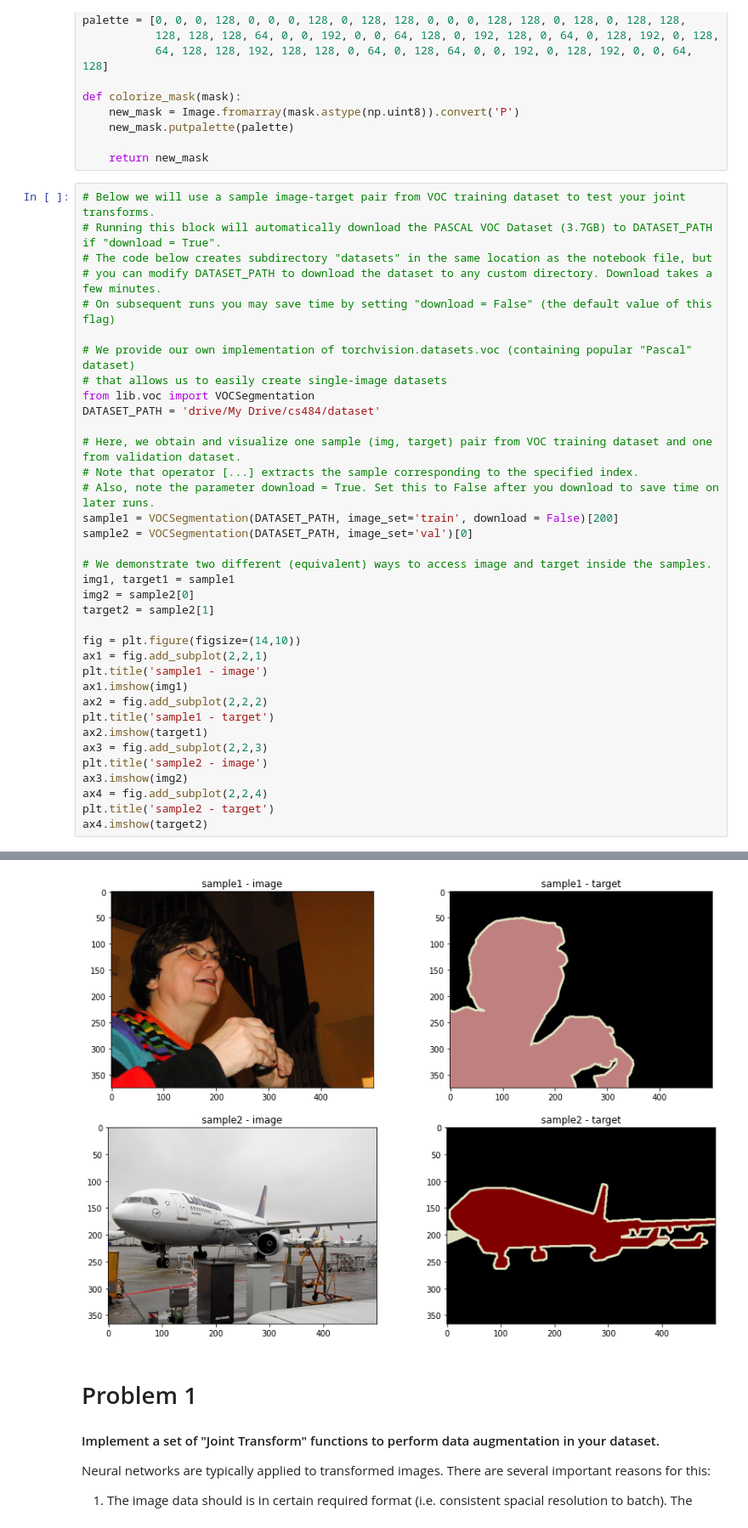
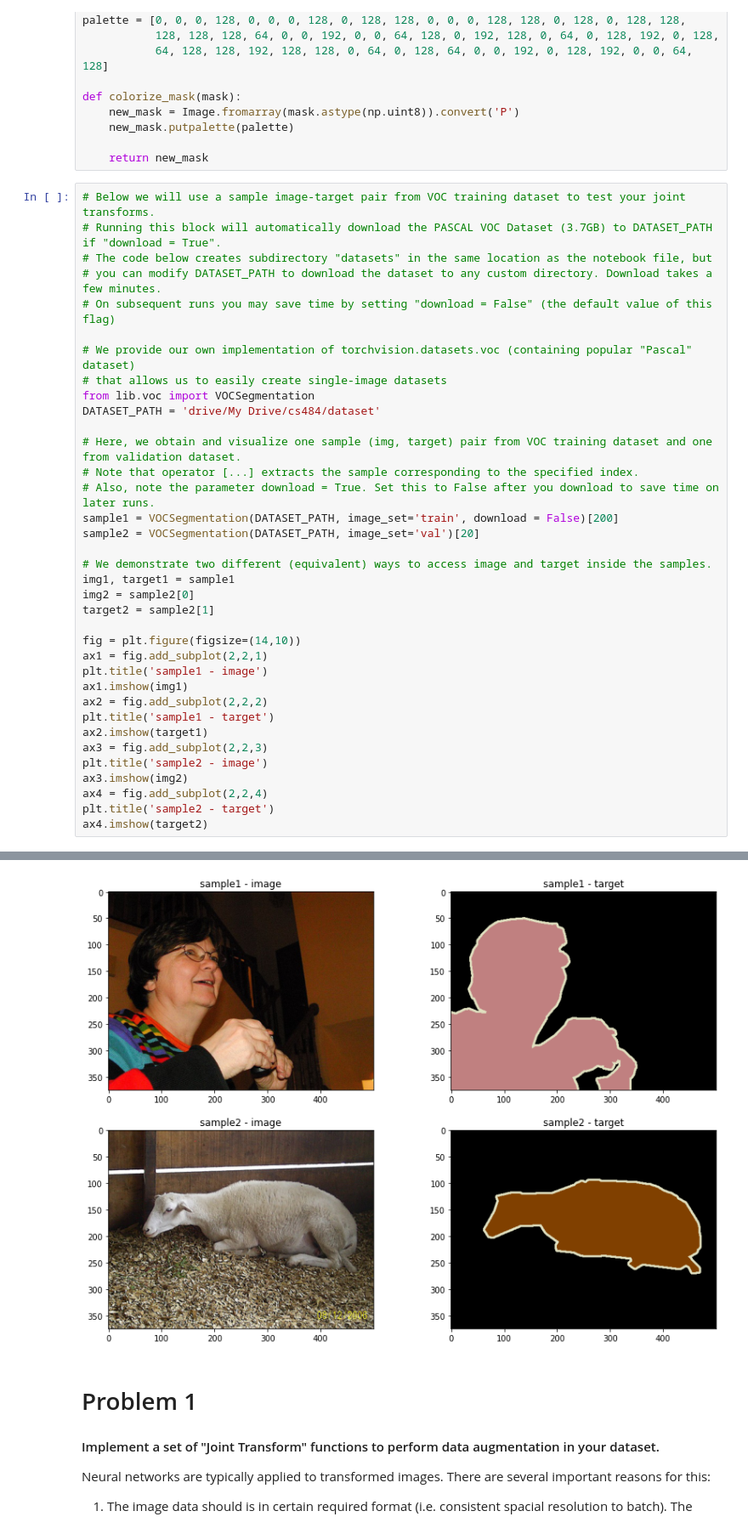
Before and after one commit to ArjunNarayan2066/Test, a Jupyter notebook: MySemanticSegmentation_student.ipynb, the cells around one changed output, grey strips where cells are left out. Shown at 85% size. Drawn from its saved outputs; the diff is of its cells as text.

```diff
--- a/MySemanticSegmentation_student.ipynb
+++ b/MySemanticSegmentation_student.ipynb
@@ -120,35 +120,35 @@ def colorize_mask(mask):
 from lib.voc import VOCSegmentation
 DATASET_PATH = 'drive/My Drive/cs484/dataset'
 
 # Here, we obtain and visualize one sample (img, target) pair from VOC training dataset and one from validation dataset.
 # Note that operator [...] extracts the sample corresponding to the specified index.
 # Also, note the parameter download = True. Set this to False after you download to save time on later runs.
 sample1 = VOCSegmentation(DATASET_PATH, image_set='train', download = False)[200]
-sample2 = VOCSegmentation(DATASET_PATH, image_set='val')[0]
+sample2 = VOCSegmentation(DATASET_PATH, image_set='val')[20]
 
 # We demonstrate two different (equivalent) ways to access image and target inside the samples.
 img1, target1 = sample1
 img2 = sample2[0]
 target2 = sample2[1]
 
 fig = plt.figure(figsize=(14,10))
 ax1 = fig.add_subplot(2,2,1)
 plt.title('sample1 - image')
 ax1.imshow(img1)
 ax2 = fig.add_subplot(2,2,2)
 plt.title('sample1 - target')
 ax2.imshow(target1)
 ax3 = fig.add_subplot(2,2,3)
 plt.title('sample2 - image')
 ax3.imshow(img2)
 ax4 = fig.add_subplot(2,2,4)
 plt.title('sample2 - target')
 ax4.imshow(target2)
 # %% [output]
 VOC Root: drive/My Drive/cs484/dataset
 VOC Root: drive/My Drive/cs484/dataset
 <matplotlib.image.AxesImage at 0x...>
-[figure, old version]
+[figure, new version]
 # %% [markdown]
 # Problem 1
 
```
Also changed, not shown: parts of 23 cells of this notebook.
